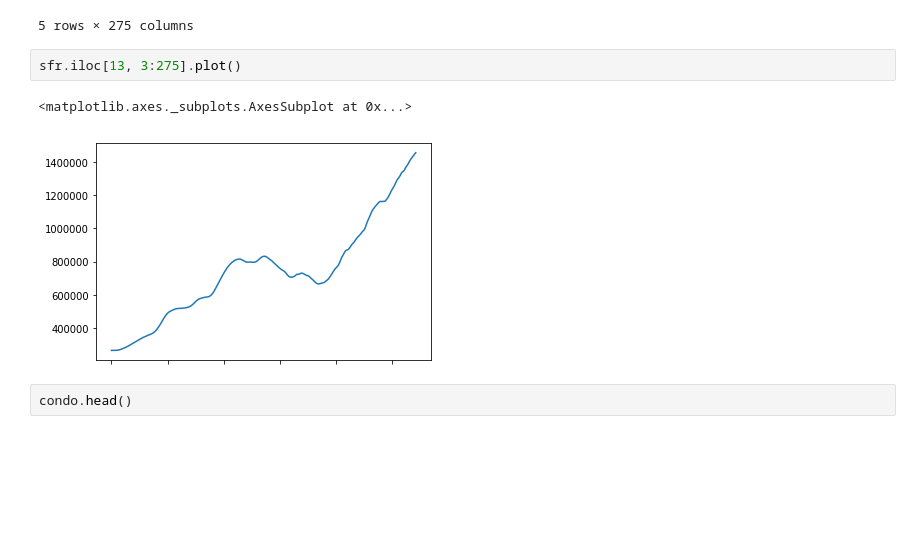
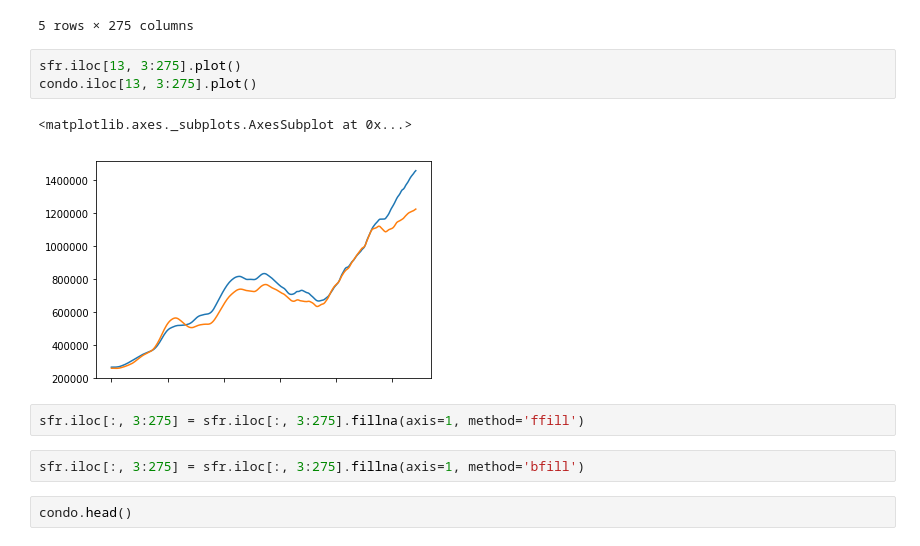
Before and after one commit to fashileak/Springboard, a Jupyter notebook: CapstoneProjectI/CapstoneProjectI.ipynb, the cells around one changed output. Drawn from its saved outputs; the diff is of its cells as text; blank space fills up the shorter version.

```diff
--- a/CapstoneProjectI/CapstoneProjectI.ipynb
+++ b/CapstoneProjectI/CapstoneProjectI.ipynb
@@ -27,9 +27,14 @@ sfr.head()
 5 rows × 275 columns
 # %%
 sfr.iloc[13, 3:275].plot()
+condo.iloc[13, 3:275].plot()
 # %% [output]
 <matplotlib.axes._subplots.AxesSubplot at 0x...>
-[figure, old version]
+[figure, new version]
+# %%
+sfr.iloc[:, 3:275] = sfr.iloc[:, 3:275].fillna(axis=1, method='ffill')
+# %%
+sfr.iloc[:, 3:275] = sfr.iloc[:, 3:275].fillna(axis=1, method='bfill')
 # %%
 condo.head()
 # %% [output]
```
Also changed, not shown: parts of 5 cells of this notebook.
